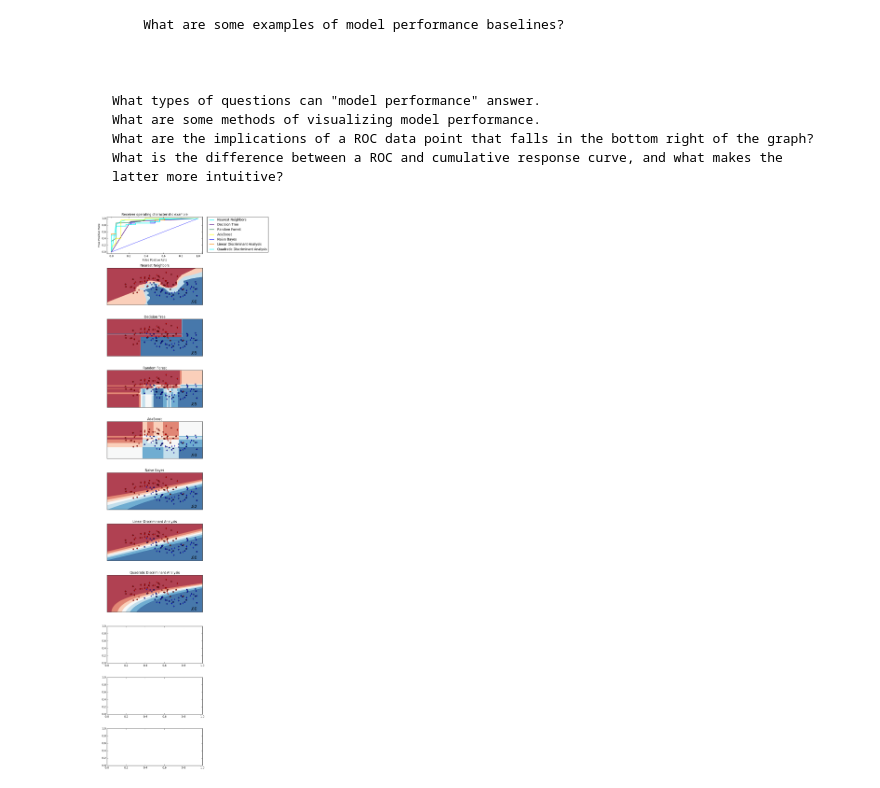
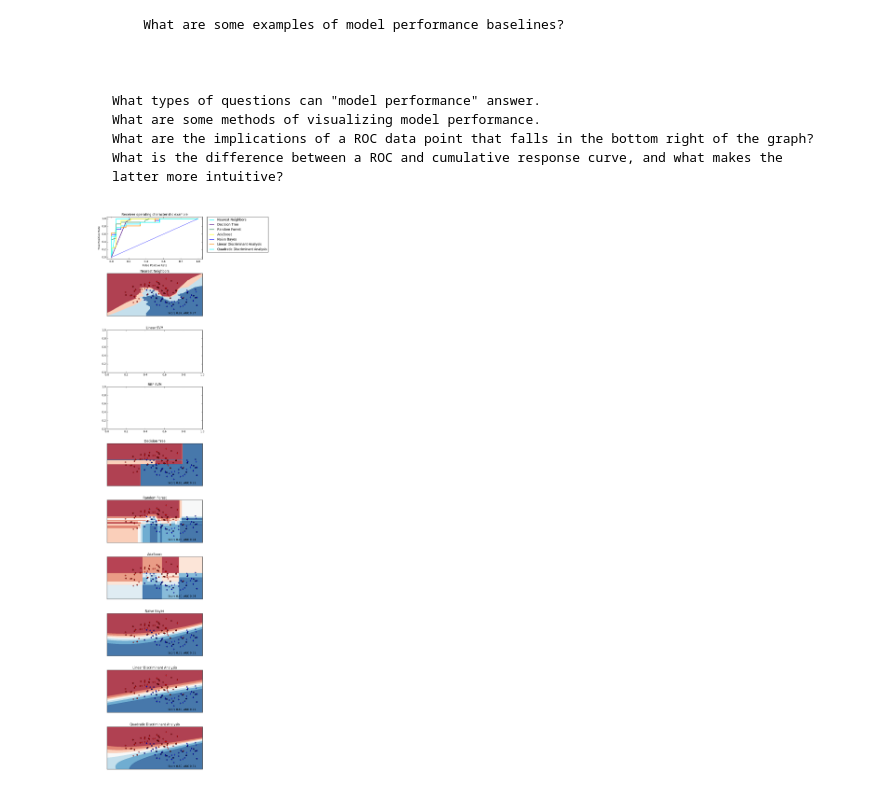
Before and after one commit to shizgnit/notebook, a Jupyter notebook: Data Science for Business - Chapter 7 and 8.ipynb, the cells around one changed output. Drawn from its saved outputs; the diff is of its cells as text; code cells hidden in the pictures.

Commit message:
added AUC to the classifiers

```diff
--- a/Data Science for Business - Chapter 7 and 8.ipynb
+++ b/Data Science for Business - Chapter 7 and 8.ipynb
@@ -88,7 +88,7 @@ X_train, X_test, y_train, y_test = train_test_split(X, y, test_size=.4)
 colors = cycle(['cyan', 'indigo', 'seagreen', 'yellow', 'blue', 'darkorange', 'aqua', 'cornflowerblue'])
 lw = 2
 
-f, ax = plt.subplots(len(classifiers) + 2, figsize=(6, 30))
+f, ax = plt.subplots(len(classifiers) + 1, figsize=(6, 30))
 
 ax[0].plot([0, 1], [0, 1])
 ax[0].set_xlim([-0.05, 1.05])
@@ -99,49 +99,51 @@ ax[0].set_title('Receiver operating characteristic example')
 
 i = 1
 
-cat = []
-lab = []
+classifier_handles = []
+classifier_labels = []
 
 # iterate over classifiers
 for name, clf in zip(names, classifiers):
+    ax[i].set_title(name)
+
     if hasattr(clf, "predict_proba"):
 
         # Add to the ROC
         probas_ = clf.fit(X_train, y_train).predict_proba(X_test)
         fpr, tpr, thresholds = metrics.roc_curve(y_test, probas_[:, 1])
         _handle, = ax[0].plot(fpr, tpr, color=colors.next(), lw=lw, label=name)
-        cat.append(_handle)
-        lab.append(name)
+        classifier_handles.append(_handle)
+        classifier_labels.append(name)
+        auc = metrics.auc(fpr, tpr)
 
         # Plot the decision boundary. For that, we will assign a color to each
         clf.fit(X_train, y_train)
         score = clf.score(X_test, y_test)
 
         # Plot the decision boundary. For that, we will assign a color to each
         # point in the mesh [x_min, m_max]x[y_min, y_max].
         Z = clf.predict_proba(np.c_[xx.ravel(), yy.ravel()])[:, 1]
 
         # Put the result into a color plot
         Z = Z.reshape(xx.shape)
         ax[i].contourf(xx, yy, Z, cmap=cm, alpha=.8)
 
         # Plot also the training points
         ax[i].scatter(X_train[:, 0], X_train[:, 1], c=y_train, cmap=cm_bright)
         # and testing points
         ax[i].scatter(X_test[:, 0], X_test[:, 1], c=y_test, cmap=cm_bright, alpha=0.6)
 
         ax[i].set_xlim(xx.min(), xx.max())
         ax[i].set_ylim(yy.min(), yy.max())
         ax[i].set_xticks(())
         ax[i].set_yticks(())
-        ax[i].set_title(name)
-        ax[i].text(xx.max() - .3, yy.min() + .3, ('%.2f' % score).lstrip('0'), size=15, horizontalalignment='right')
+        ax[i].text(.3, yy.min() + .3, ('Score %.2f, AUC %.2f' % (score, auc)).lstrip('0'))
 
-        i += 1
+    i += 1
 
-ax[0].legend(cat, lab, bbox_to_anchor=(1.05, 1), loc=2, borderaxespad=0.)
+ax[0].legend(classifier_handles, classifier_labels, bbox_to_anchor=(1.05, 1), loc=2, borderaxespad=0.)
 
 plt.tight_layout()
 plt.show()
 # %% [output]
-[figure, old version]
+[figure, new version]
```
